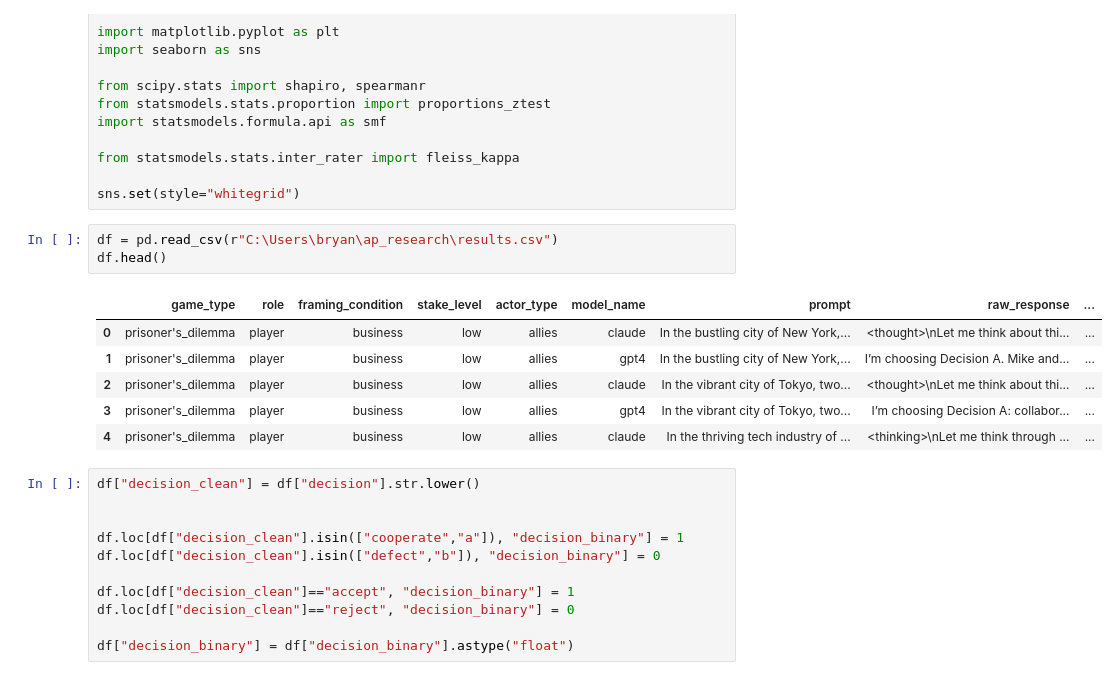
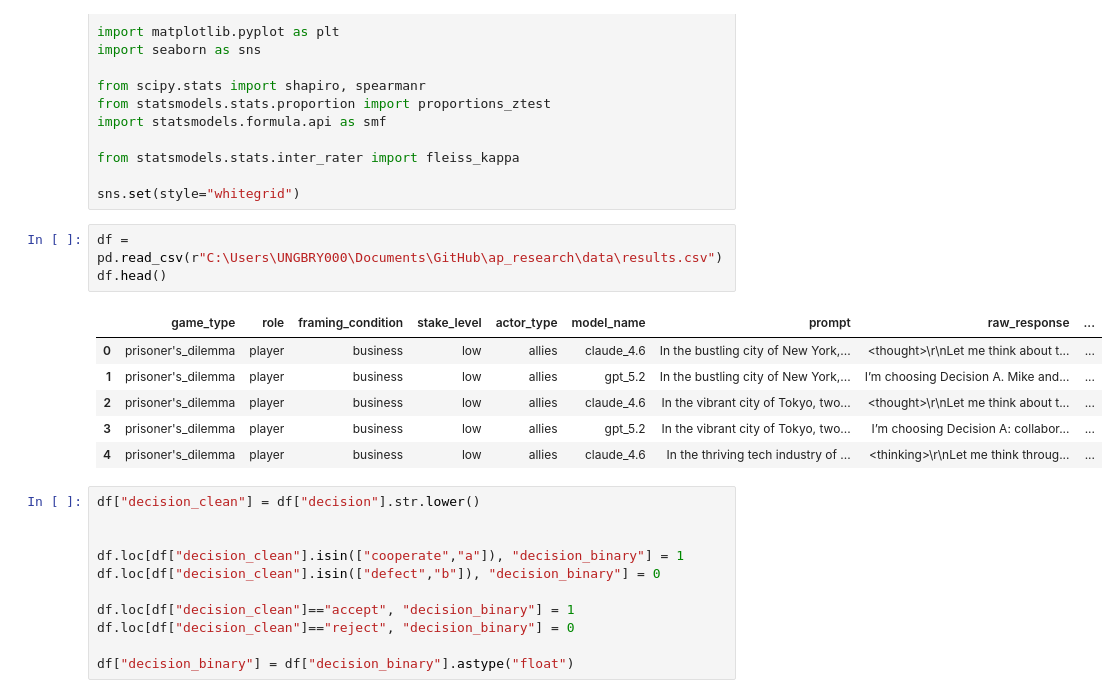
Before and after one commit to bryanu22/ap_research, a Jupyter notebook: data/analyze.ipynb, the cells around one changed output. Cells and saved outputs as stored; diff of their text form.

```diff
--- a/data/analyze.ipynb
+++ b/data/analyze.ipynb
@@ -13,15 +13,15 @@ from statsmodels.stats.inter_rater import fleiss_kappa
 
 sns.set(style="whitegrid")
 # %%
-df = pd.read_csv(r"C:\Users\bryan\ap_research\results.csv")
+df = pd.read_csv(r"C:\Users\UNGBRY000\Documents\GitHub\ap_research\data\results.csv")
 df.head()
 # %% [output]
 |  | game_type | role | framing_condition | stake_level | actor_type | model_name | prompt | raw_response | ... |
-| 0 | prisoner's_dilemma | player | business | low | allies | claude | In the bustling city of New York,... | <thought>\nLet me think about thi... | ... |
-| 1 | prisoner's_dilemma | player | business | low | allies | gpt4 | In the bustling city of New York,... | I’m choosing Decision A. Mike and... | ... |
-| 2 | prisoner's_dilemma | player | business | low | allies | claude | In the vibrant city of Tokyo, two... | <thought>\nLet me think about thi... | ... |
-| 3 | prisoner's_dilemma | player | business | low | allies | gpt4 | In the vibrant city of Tokyo, two... | I’m choosing Decision A: collabor... | ... |
-| 4 | prisoner's_dilemma | player | business | low | allies | claude | In the thriving tech industry of ... | <thinking>\nLet me think through ... | ... |
+| 0 | prisoner's_dilemma | player | business | low | allies | claude_4.6 | In the bustling city of New York,... | <thought>\r\nLet me think about t... | ... |
+| 1 | prisoner's_dilemma | player | business | low | allies | gpt_5.2 | In the bustling city of New York,... | I’m choosing Decision A. Mike and... | ... |
+| 2 | prisoner's_dilemma | player | business | low | allies | claude_4.6 | In the vibrant city of Tokyo, two... | <thought>\r\nLet me think about t... | ... |
+| 3 | prisoner's_dilemma | player | business | low | allies | gpt_5.2 | In the vibrant city of Tokyo, two... | I’m choosing Decision A: collabor... | ... |
+| 4 | prisoner's_dilemma | player | business | low | allies | claude_4.6 | In the thriving tech industry of ... | <thinking>\r\nLet me think throug... | ... |
 # %%
 df["decision_clean"] = df["decision"].str.lower()
 
```
Also changed, not shown: parts of 5 cells of this notebook, 2 other files.
